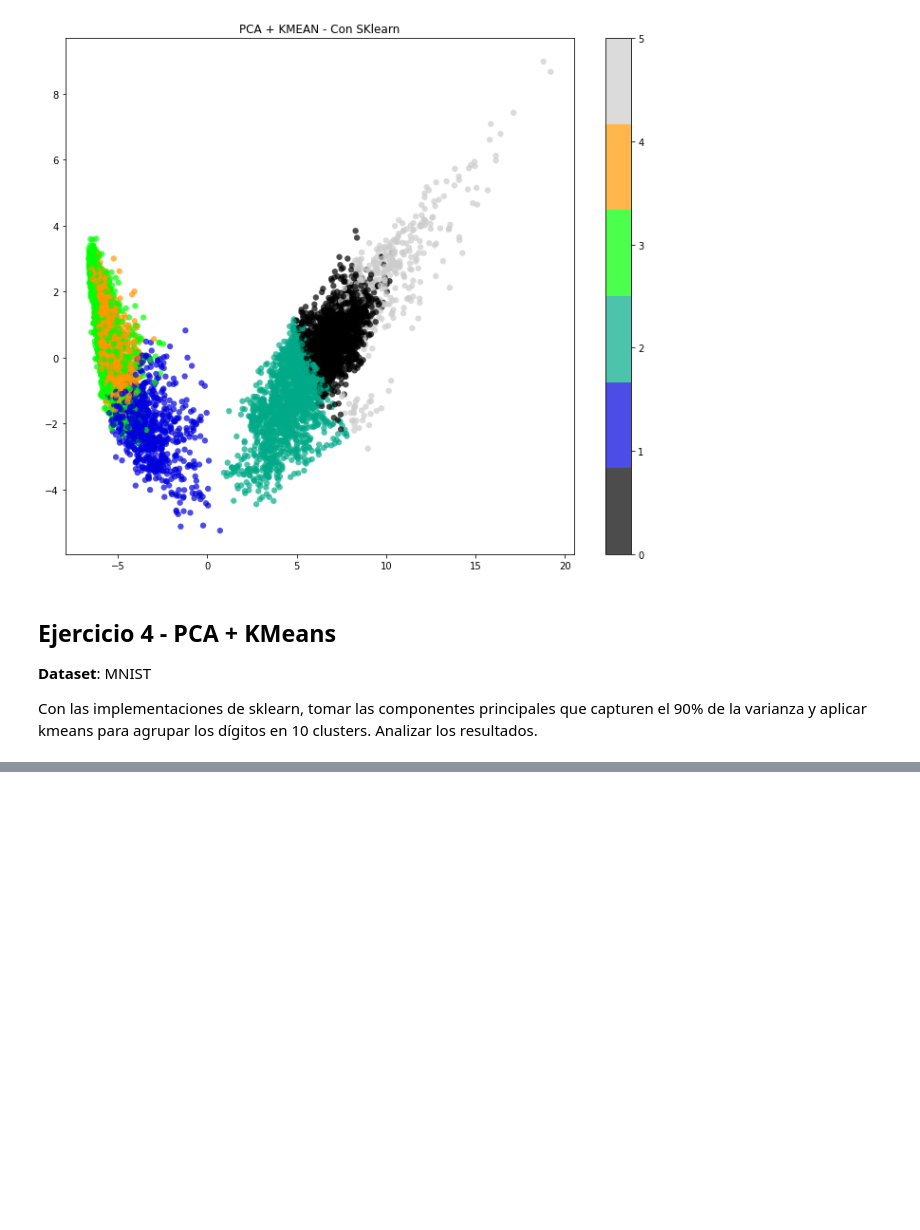
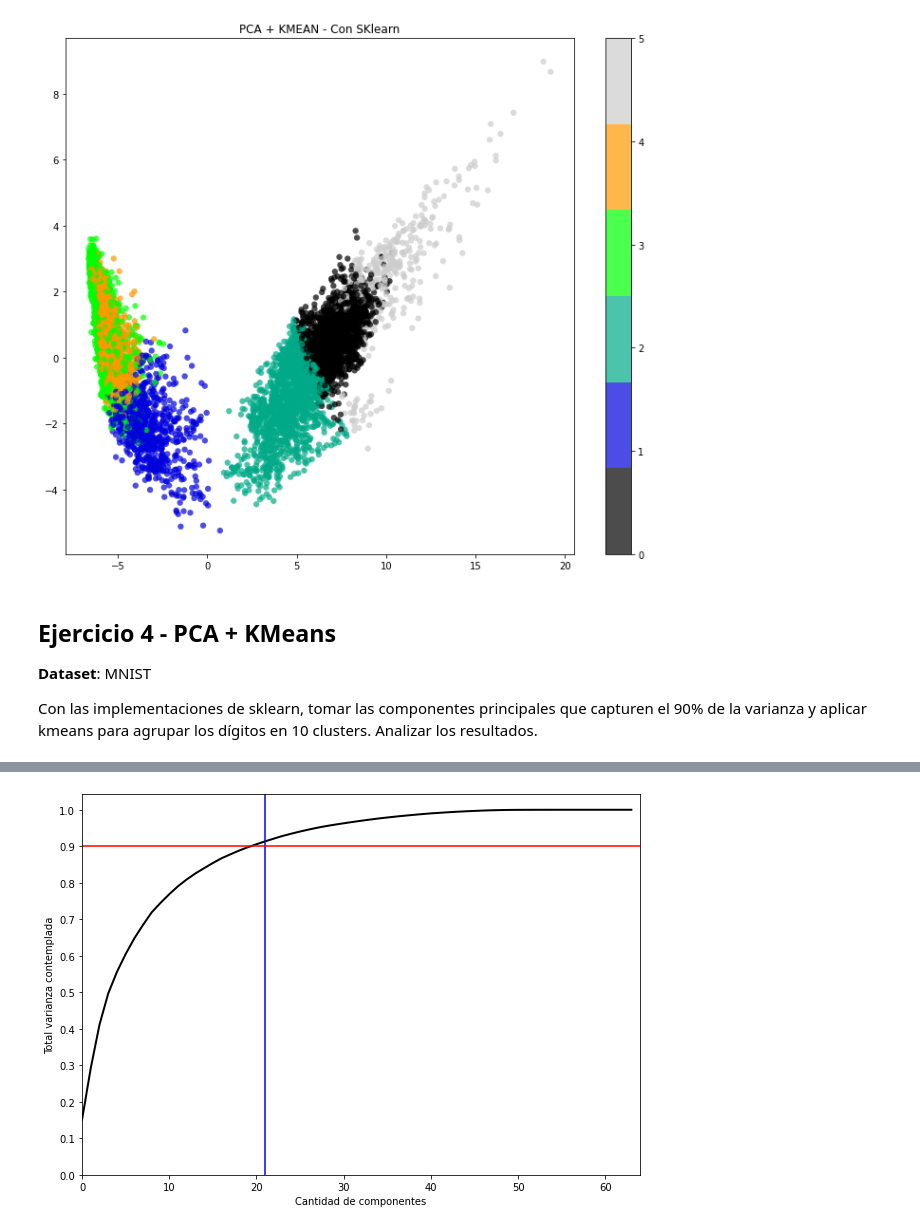
Before and after one commit to carlosdomenje/1B-Introduccion-IA, a Jupyter notebook: TP1/Trabajo_Practico_1.ipynb, the cells around one changed output, grey strips where cells are left out. Cells and saved outputs as stored; diff of their text form; code cells hidden in the pictures; blank space fills up the shorter version.

```diff
--- a/TP1/Trabajo_Practico_1.ipynb
+++ b/TP1/Trabajo_Practico_1.ipynb
@@ -266,16 +302,16 @@ OpenMLError: Dataset mnist with version 1 not found.
 # %%
-# Estandarizamos
-scaler = StandardScaler()
+# Para verifiar la cantidad de componentes vs el 90% de la varianza podemos utilizar el grafico visto en clases.
 
-X_escalada = normalize(X)
-#X_escalada = scaler.fit_transform(X)
+pca_2 = PCA(n_components=X_std.shape[1], random_state=RANDOM_STATE).fit(X_std)
 
-#Calculo PCA con 90% de la varianza
-RANDOM_STATE = 17
-varianza_requerida = 0.9
-pca = PCA(n_components=varianza_requerida, random_state=RANDOM_STATE).fit(X_escalada)
-X_pca = pca.transform(X_escalada)
-
-# Veo la Cantidad de componentes necesarios
-cant_componentes = X_pca.shape[1]
-print("Componentes requeridas de PCA para llegar a 90% varianza: ",cant_componentes)
+plt.figure(figsize=(10,7))
+plt.plot(np.cumsum(pca_2.explained_variance_ratio_), color='k', lw=2)
+plt.xlabel('Cantidad de componentes')
+plt.ylabel('Total varianza contemplada')
+plt.xlim(0, X_std.shape[1])
+plt.yticks(np.arange(0, 1.1, 0.1))
+plt.axvline(pca_components, c='b')
+plt.axhline(0.9, c='r')
+plt.show();
+# %% [output]
+[figure, added]
```
Also changed, not shown: parts of 6 cells of this notebook.
